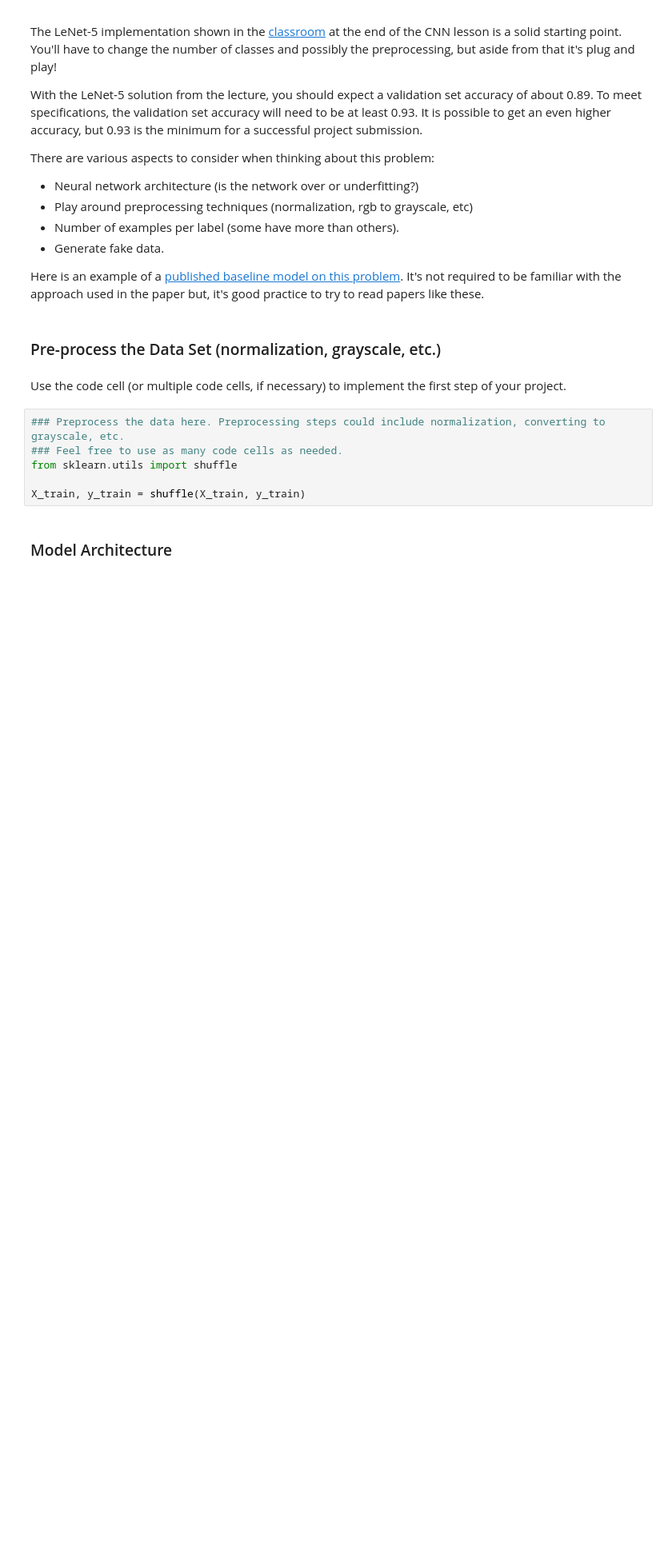
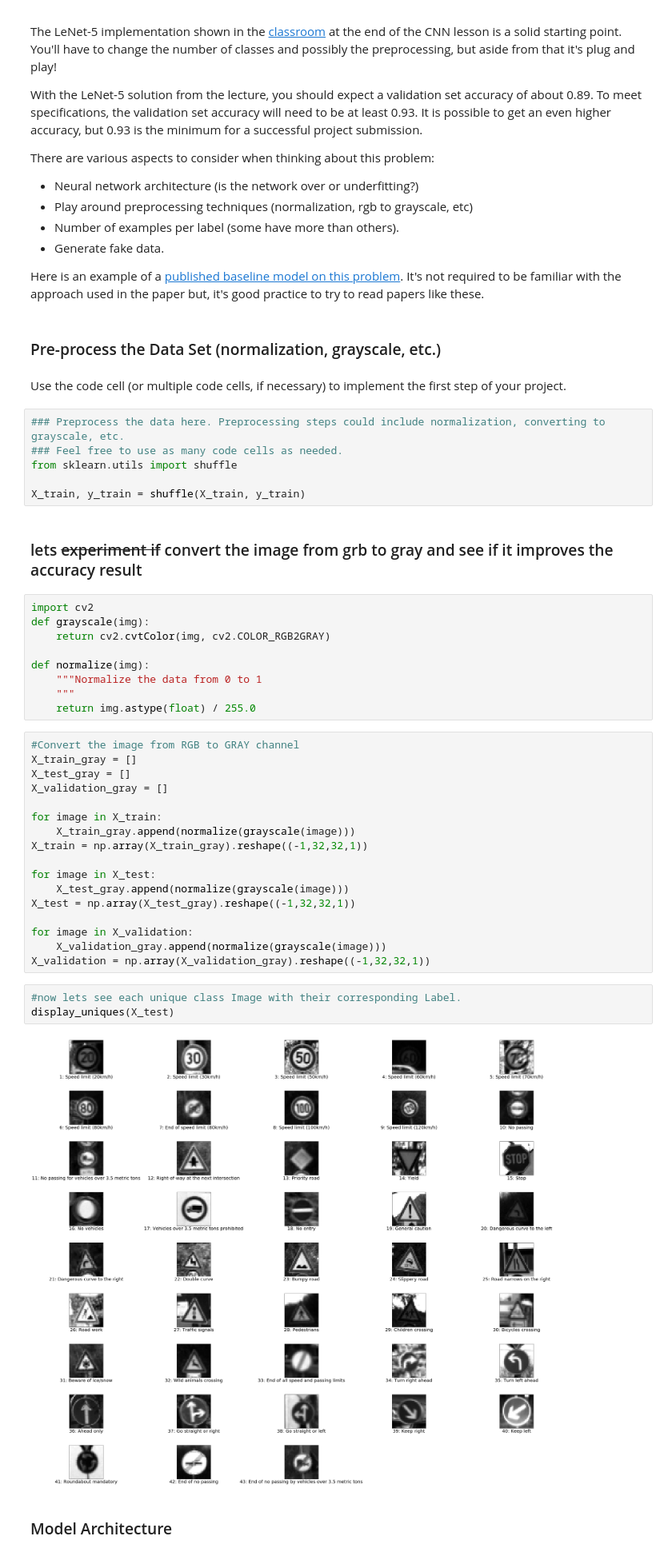
Before and after one commit to Adal-Glez/traffic_classifier, a Jupyter notebook: Traffic_Sign_Classifier.ipynb, the cells around one changed output. Shown at 80% size. Cells and saved outputs as stored; diff of their text form; blank space fills up the shorter version.

Commit message:
grayscale and normalize the image for a 0.941 Valid Accuracy

```diff
--- a/Traffic_Sign_Classifier.ipynb
+++ b/Traffic_Sign_Classifier.ipynb
@@ -182,6 +187,39 @@ Use the code cell (or multiple code cells, if necessary) to implement the first
 from sklearn.utils import shuffle
 
 X_train, y_train = shuffle(X_train, y_train)
+# %% [markdown]
+### lets ~~experiment if~~ convert the image from grb to gray and see if it improves the accuracy result
+# %%
+import cv2
+def grayscale(img):
+    return cv2.cvtColor(img, cv2.COLOR_RGB2GRAY)
+
+def normalize(img):
+    """Normalize the data from 0 to 1
+    """
+    return img.astype(float) / 255.0
+# %%
+#Convert the image from RGB to GRAY channel
+X_train_gray = []
+X_test_gray = []
+X_validation_gray = []
+
+for image in X_train:
+    X_train_gray.append(normalize(grayscale(image)))
+X_train = np.array(X_train_gray).reshape((-1,32,32,1))
+
+for image in X_test:
+    X_test_gray.append(normalize(grayscale(image)))
+X_test = np.array(X_test_gray).reshape((-1,32,32,1))
+
+for image in X_validation:
+    X_validation_gray.append(normalize(grayscale(image)))
+X_validation = np.array(X_validation_gray).reshape((-1,32,32,1))
+# %%
+#now lets see each unique class Image with their corresponding Label.
+display_uniques(X_test)
+# %% [output]
+[figure, added]
 # %% [markdown]
 ### Model Architecture
 # %% [markdown]
```
Also changed, not shown: parts of 11 cells of this notebook.
